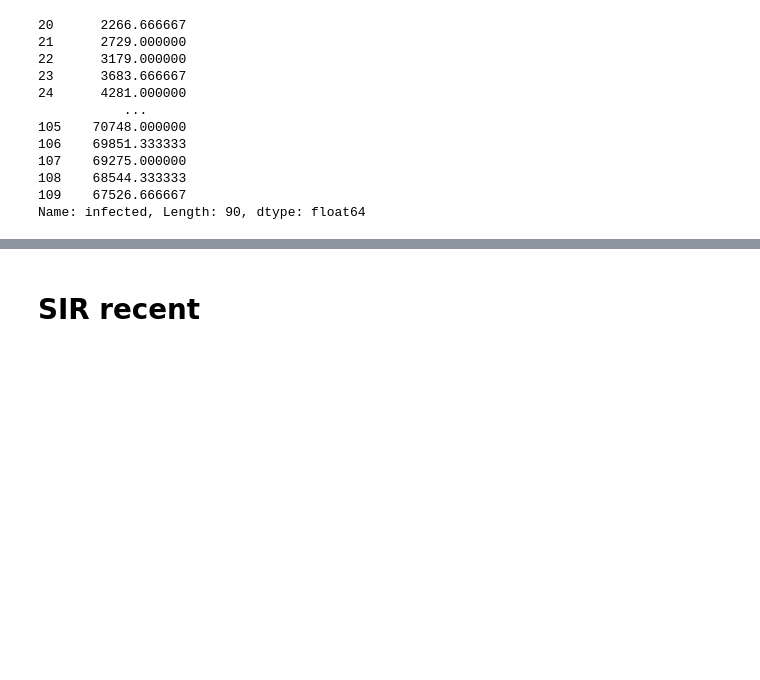
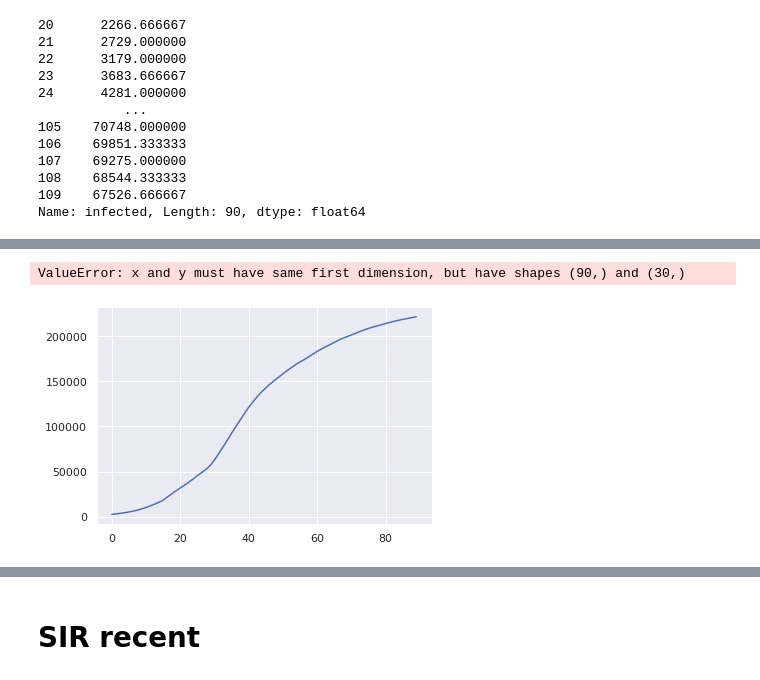
Before and after one commit to btseytlin/covid_peak_sir_modelling, a Jupyter notebook: sir_curve_fit.ipynb, the cells around one changed output, grey strips where cells are left out. Drawn from its saved outputs; the diff is of its cells as text; code cells hidden in the pictures; blank space fills up the shorter version.

```diff
--- a/sir_curve_fit.ipynb
+++ b/sir_curve_fit.ipynb
@@ -202,3 +198,14 @@ plt.show()
+# %%
+plt.figure()
+x = np.arange(len(subset))
+plt.plot(x, subset['total_infected'], label='ground truth')
+plt.plot(x, I.cumsum(), label='predicted')
+plt.legend()
+plt.title('Total Infected')
+plt.show()
+# %% [output]
+ValueError: x and y must have same first dimension, but have shapes (90,) and (30,)
+[figure, added]
 # %%
 test_subset = df[len(subset):len(subset)+30]
 
```
Also changed, not shown: parts of 11 cells of this notebook, 2 other files.
